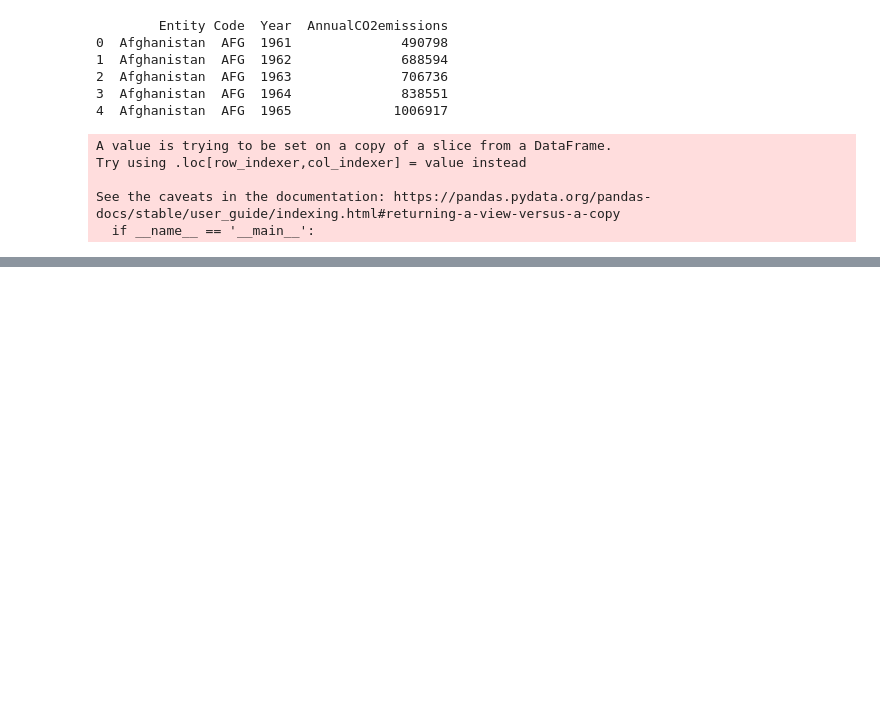
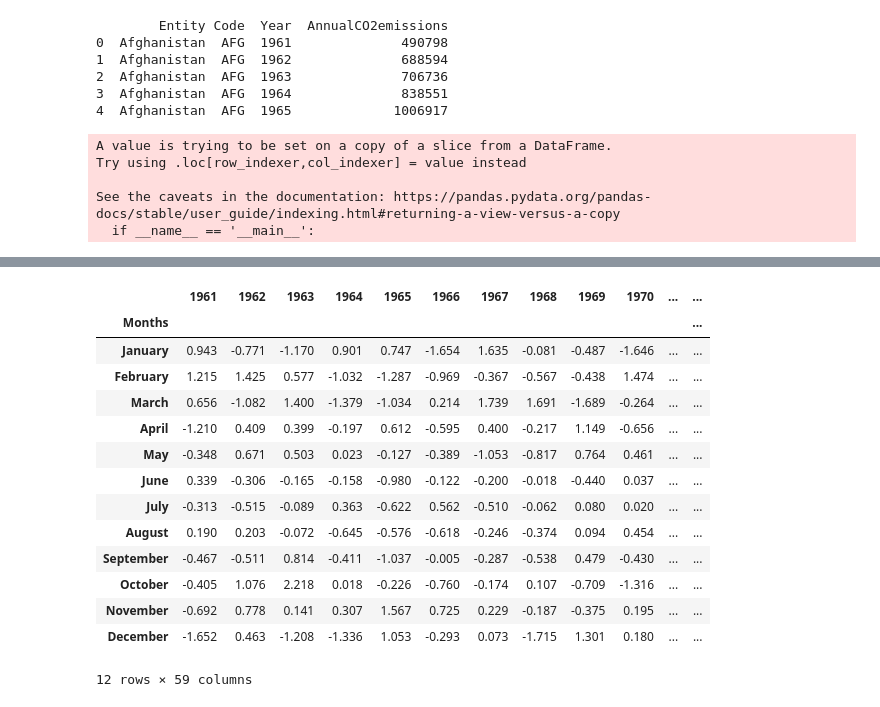
Before and after one commit to divya-gh/Climate-Interactive-Dashboard, a Jupyter notebook: avg_temp_by_months-challenge.ipynb, the cells around one changed output, grey strips where cells are left out. Cells and saved outputs as stored; diff of their text form; code cells hidden in the pictures; blank space fills up the shorter version.

```diff
--- a/avg_temp_by_months-challenge.ipynb
+++ b/avg_temp_by_months-challenge.ipynb
@@ -131 +120,23 @@ unique_countries
+# %%
+#Drop unwanted fields
+months_country_mean = months_country_mean.drop(['field1','Area', 'Element', 'Unit'], 1)
+#Get years data
+year = months_country_mean.columns
+months_country_mean
+# %% [output]
+|  | 1961 | 1962 | 1963 | 1964 | 1965 | 1966 | 1967 | 1968 | 1969 | 1970 | ... | ... |
+| Months |  |  |  |  |  |  |  |  |  |  |  | ... |
+| January | 0.943 | -0.771 | -1.170 | 0.901 | 0.747 | -1.654 | 1.635 | -0.081 | -0.487 | -1.646 | ... | ... |
+| February | 1.215 | 1.425 | 0.577 | -1.032 | -1.287 | -0.969 | -0.367 | -0.567 | -0.438 | 1.474 | ... | ... |
+| March | 0.656 | -1.082 | 1.400 | -1.379 | -1.034 | 0.214 | 1.739 | 1.691 | -1.689 | -0.264 | ... | ... |
+| April | -1.210 | 0.409 | 0.399 | -0.197 | 0.612 | -0.595 | 0.400 | -0.217 | 1.149 | -0.656 | ... | ... |
+| May | -0.348 | 0.671 | 0.503 | 0.023 | -0.127 | -0.389 | -1.053 | -0.817 | 0.764 | 0.461 | ... | ... |
+| June | 0.339 | -0.306 | -0.165 | -0.158 | -0.980 | -0.122 | -0.200 | -0.018 | -0.440 | 0.037 | ... | ... |
+| July | -0.313 | -0.515 | -0.089 | 0.363 | -0.622 | 0.562 | -0.510 | -0.062 | 0.080 | 0.020 | ... | ... |
+| August | 0.190 | 0.203 | -0.072 | -0.645 | -0.576 | -0.618 | -0.246 | -0.374 | 0.094 | 0.454 | ... | ... |
+| September | -0.467 | -0.511 | 0.814 | -0.411 | -1.037 | -0.005 | -0.287 | -0.538 | 0.479 | -0.430 | ... | ... |
+| October | -0.405 | 1.076 | 2.218 | 0.018 | -0.226 | -0.760 | -0.174 | 0.107 | -0.709 | -1.316 | ... | ... |
+| November | -0.692 | 0.778 | 0.141 | 0.307 | 1.567 | 0.725 | 0.229 | -0.187 | -0.375 | 0.195 | ... | ... |
+| December | -1.652 | 0.463 | -1.208 | -1.336 | 1.053 | -0.293 | 0.073 | -1.715 | 1.301 | 0.180 | ... | ... |
+12 rows × 59 columns
 # %%
```
Also changed, not shown: parts of 6 cells of this notebook, 3 other files.
